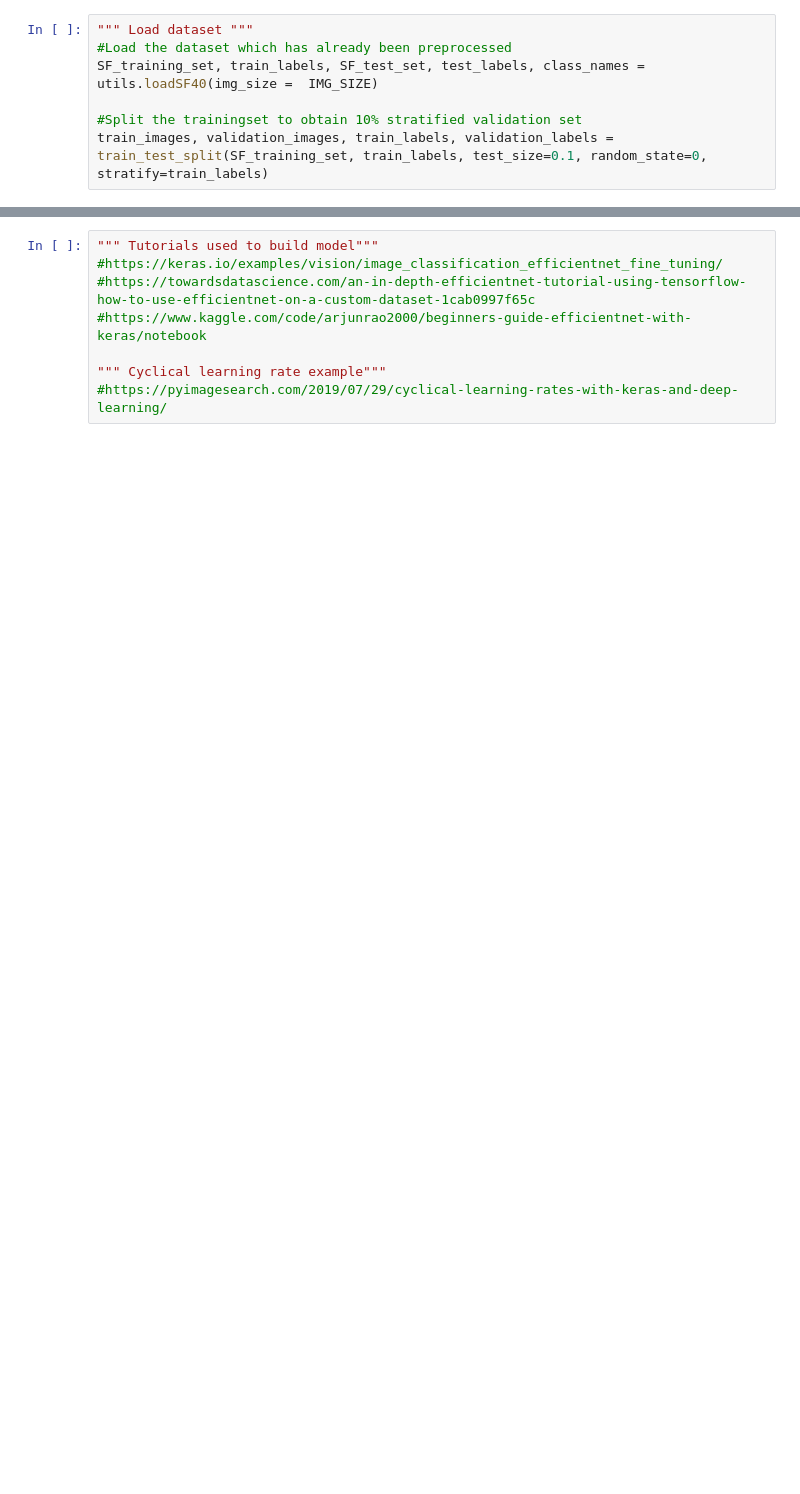
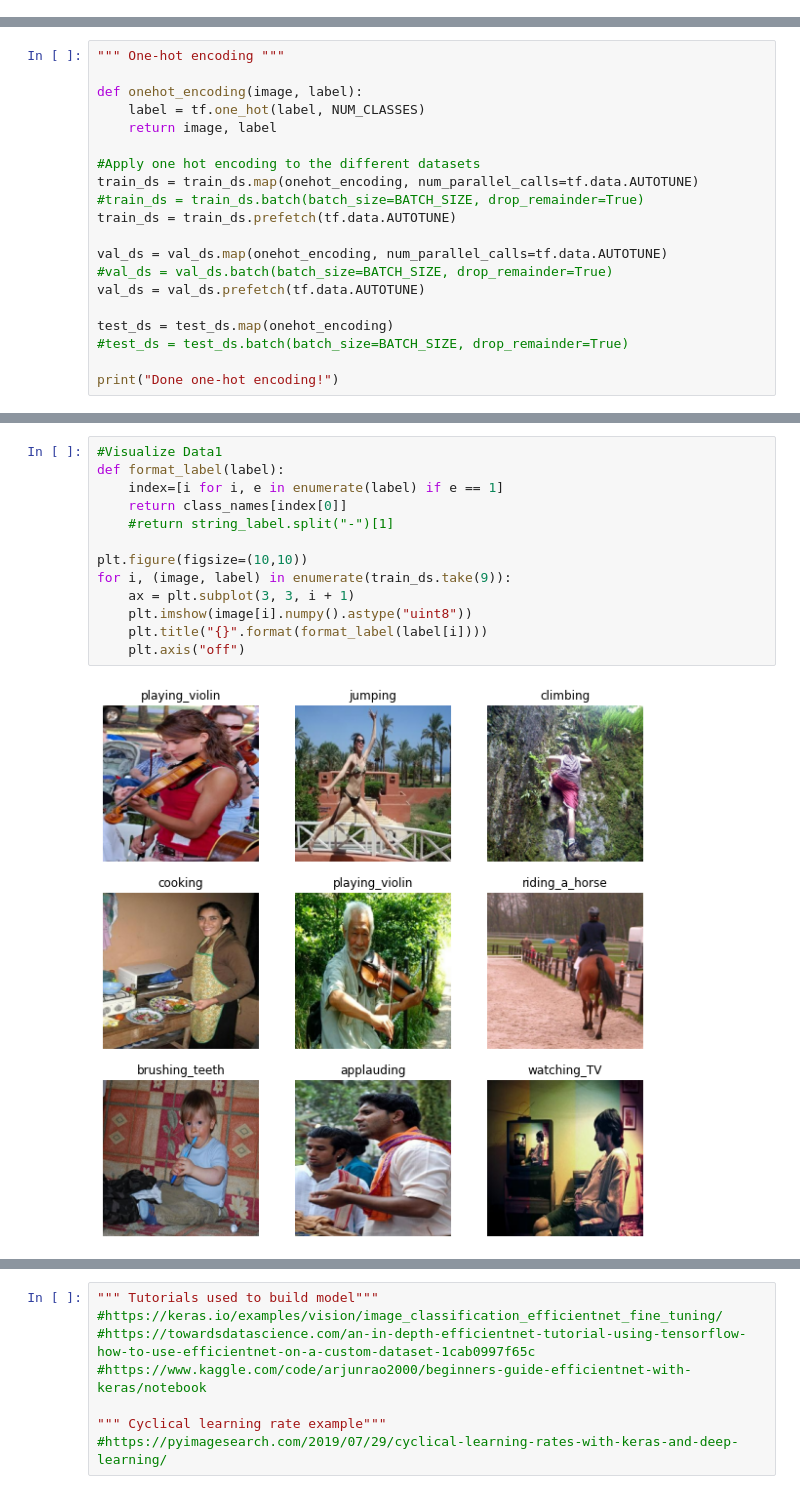
Before and after one commit to flavius25/CV_group25, a Jupyter notebook: CNN_model.ipynb, the cells around one changed output, grey strips where cells are left out. Drawn from its saved outputs; the diff is of its cells as text; blank space fills up the shorter version.

```diff
--- a/CNN_model.ipynb
+++ b/CNN_model.ipynb
@@ -33,7 +51,0 @@ ModuleNotFoundError: ignored
-# %%
-""" Load dataset """
-#Load the dataset which has already been preprocessed
-SF_training_set, train_labels, SF_test_set, test_labels, class_names = utils.loadSF40(img_size =  IMG_SIZE)
-
-#Split the trainingset to obtain 10% stratified validation set
-train_images, validation_images, train_labels, validation_labels = train_test_split(SF_training_set, train_labels, test_size=0.1, random_state=0, stratify=train_labels)
@@ -92,0 +85,20 @@ SF_test_set = SF_test_set.batch(batch_size=BATCH_SIZE, drop_remainder=True)
+# %%
+""" One-hot encoding """
+
+def onehot_encoding(image, label):
+    label = tf.one_hot(label, NUM_CLASSES)
+    return image, label
+
+#Apply one hot encoding to the different datasets
+train_ds = train_ds.map(onehot_encoding, num_parallel_calls=tf.data.AUTOTUNE)
+#train_ds = train_ds.batch(batch_size=BATCH_SIZE, drop_remainder=True)
+train_ds = train_ds.prefetch(tf.data.AUTOTUNE)
+
+val_ds = val_ds.map(onehot_encoding, num_parallel_calls=tf.data.AUTOTUNE)
+#val_ds = val_ds.batch(batch_size=BATCH_SIZE, drop_remainder=True)
+val_ds = val_ds.prefetch(tf.data.AUTOTUNE)
+
+test_ds = test_ds.map(onehot_encoding)
+#test_ds = test_ds.batch(batch_size=BATCH_SIZE, drop_remainder=True)
+
+print("Done one-hot encoding!")
@@ -92,0 +107,15 @@ SF_test_set = SF_test_set.batch(batch_size=BATCH_SIZE, drop_remainder=True)
+# %%
+#Visualize Data1
+def format_label(label):
+    index=[i for i, e in enumerate(label) if e == 1]
+    return class_names[index[0]]
+    #return string_label.split("-")[1]
+
+plt.figure(figsize=(10,10))
+for i, (image, label) in enumerate(train_ds.take(9)):
+    ax = plt.subplot(3, 3, i + 1)
+    plt.imshow(image[i].numpy().astype("uint8"))
+    plt.title("{}".format(format_label(label[i])))
+    plt.axis("off")
+# %% [output]
+[figure, added]
```
Also changed, not shown: parts of 23 cells of this notebook, 3 other files.
